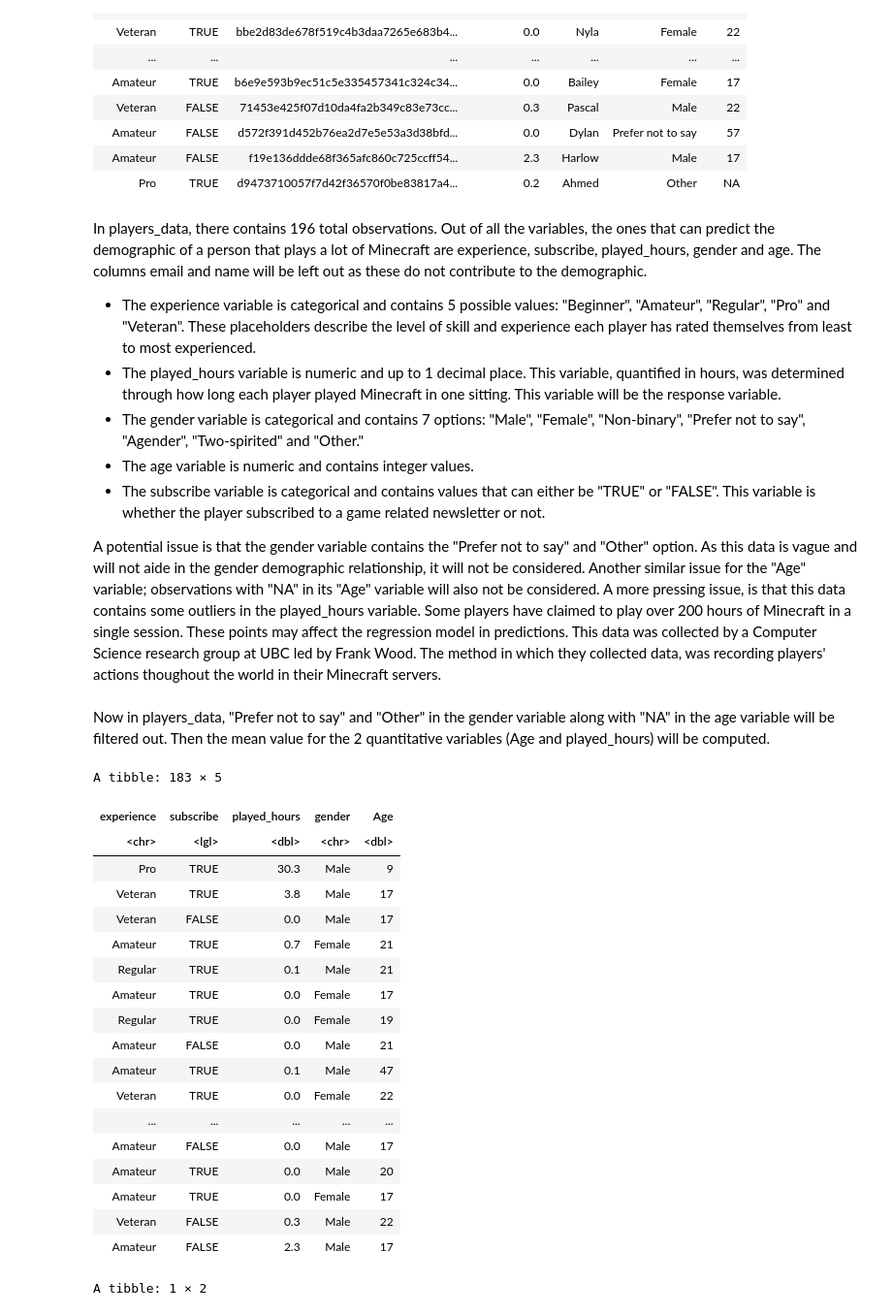
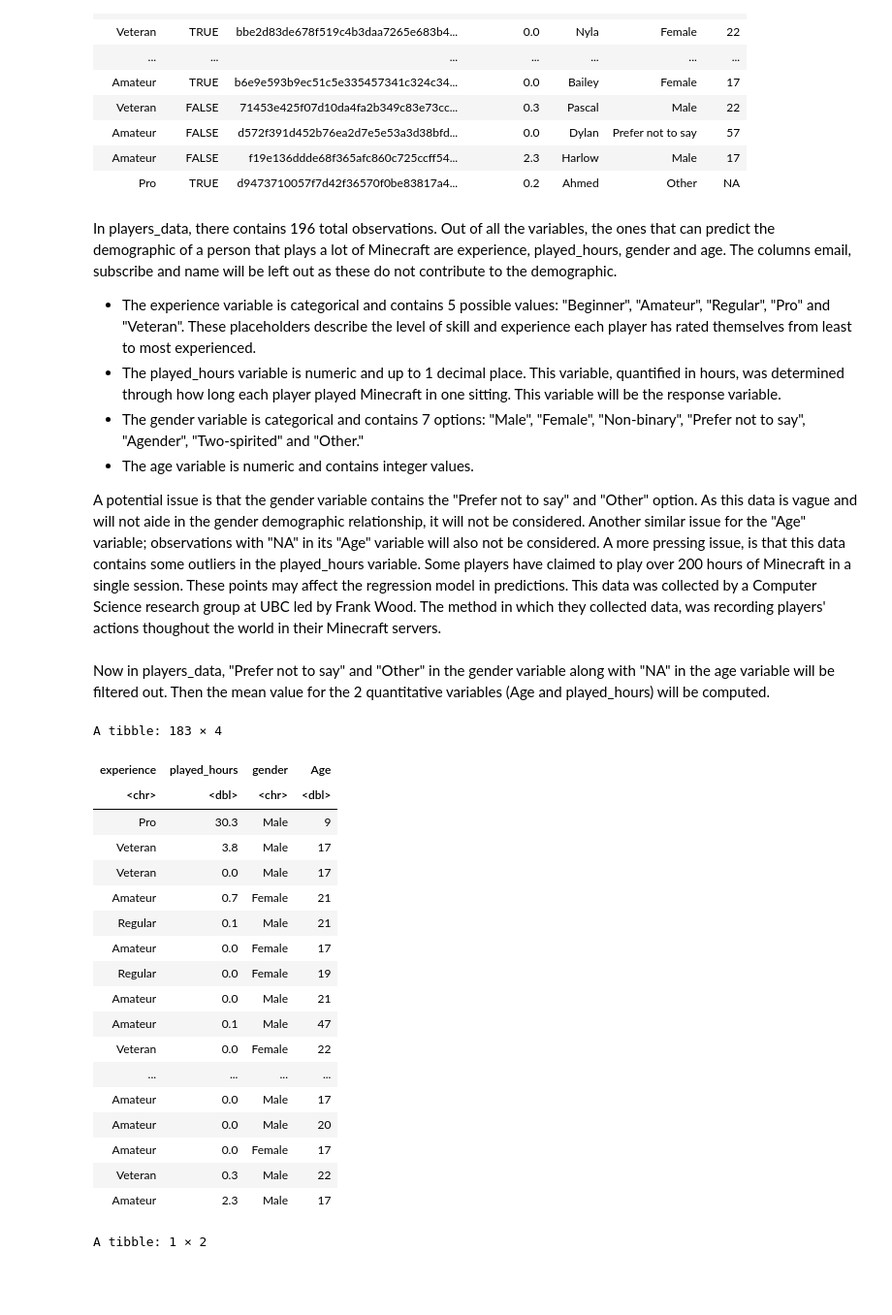
Before and after one commit to john13243/Data-Science-Group-Project-Individual-Portion-16, a Jupyter notebook: port.ipynb, the cells around one changed output. Shown at 97% size. Cells and saved outputs as stored; diff of their text form; code cells hidden in the pictures; blank space fills up the shorter version.

```diff
--- a/port.ipynb
+++ b/port.ipynb
@@ -50,12 +49,11 @@ A spec_tbl_df: 196 × 7
 | Amateur | FALSE | f19e136ddde68f365afc860c725ccff54... | 2.3 | Harlow | Male | 17 |
 | Pro | TRUE | d9473710057f7d42f36570f0be83817a4... | 0.2 | Ahmed | Other | NA |
 # %% [markdown]
-In players_data, there contains 196 total observations. Out of all the variables, the ones that can predict the demographic of a person that plays a lot of Minecraft are experience, subscribe, played_hours, gender and age. The columns email and name will be left out as these do not contribute to the demographic.
+In players_data, there contains 196 total observations. Out of all the variables, the ones that can predict the demographic of a person that plays a lot of Minecraft are experience, played_hours, gender and age. The columns email, subscribe and name will be left out as these do not contribute to the demographic.
 - The experience variable is categorical and contains 5 possible values: "Beginner", "Amateur", "Regular", "Pro" and "Veteran". These placeholders describe the level of skill and experience each player has rated themselves from least to most experienced.
 - The played_hours variable is numeric and up to 1 decimal place. This variable, quantified in hours, was determined through how long each player played Minecraft in one sitting. This variable will be the response variable.
 - The gender variable is categorical and contains 7 options: "Male", "Female", "Non-binary", "Prefer not to say", "Agender", "Two-spirited" and "Other."
 - The age variable is numeric and contains integer values.
-- The subscribe variable is categorical and contains values that can either be "TRUE" or "FALSE". This variable is whether the player subscribed to a game related newsletter or not.
 
 A potential issue is that the gender variable contains the "Prefer not to say" and "Other" option. As this data is vague and will not aide in the gender demographic relationship, it will not be considered. Another similar issue for the "Age" variable; observations with "NA" in its "Age" variable will also not be considered. A more pressing issue, is that this data contains some outliers in the played_hours variable. Some players have claimed to play over 200 hours of Minecraft in a single session. These points may affect the regression model in predictions.
 This data was collected by a Computer Science research group at UBC led by Frank Wood. The method in which they collected data, was recording players' actions thoughout the world in their Minecraft servers.
@@ -64,30 +62,30 @@ Now in players_data, "Prefer not to say" and "Other" in the gender variable alon
 # %%
 filtered_players <- players_data |>
     filter(gender != "Prefer not to say") |>
     filter(gender != "Other") |>
     filter(Age != "NA") |>
-    select(experience, subscribe, played_hours, gender, Age)
+    select(experience, played_hours, gender, Age)
 filtered_players
 # %% [output]
-A tibble: 183 × 5
+A tibble: 183 × 4
-| experience | subscribe | played_hours | gender | Age |
-| <chr> | <lgl> | <dbl> | <chr> | <dbl> |
-| Pro | TRUE | 30.3 | Male | 9 |
-| Veteran | TRUE | 3.8 | Male | 17 |
-| Veteran | FALSE | 0.0 | Male | 17 |
-| Amateur | TRUE | 0.7 | Female | 21 |
-| Regular | TRUE | 0.1 | Male | 21 |
-| Amateur | TRUE | 0.0 | Female | 17 |
-| Regular | TRUE | 0.0 | Female | 19 |
-| Amateur | FALSE | 0.0 | Male | 21 |
-| Amateur | TRUE | 0.1 | Male | 47 |
-| Veteran | TRUE | 0.0 | Female | 22 |
-| ... | ... | ... | ... | ... |
-| Amateur | FALSE | 0.0 | Male | 17 |
-| Amateur | TRUE | 0.0 | Male | 20 |
-| Amateur | TRUE | 0.0 | Female | 17 |
-| Veteran | FALSE | 0.3 | Male | 22 |
-| Amateur | FALSE | 2.3 | Male | 17 |
+| experience | played_hours | gender | Age |
+| <chr> | <dbl> | <chr> | <dbl> |
+| Pro | 30.3 | Male | 9 |
+| Veteran | 3.8 | Male | 17 |
+| Veteran | 0.0 | Male | 17 |
+| Amateur | 0.7 | Female | 21 |
+| Regular | 0.1 | Male | 21 |
+| Amateur | 0.0 | Female | 17 |
+| Regular | 0.0 | Female | 19 |
+| Amateur | 0.0 | Male | 21 |
+| Amateur | 0.1 | Male | 47 |
+| Veteran | 0.0 | Female | 22 |
+| ... | ... | ... | ... |
+| Amateur | 0.0 | Male | 17 |
+| Amateur | 0.0 | Male | 20 |
+| Amateur | 0.0 | Female | 17 |
+| Veteran | 0.3 | Male | 22 |
+| Amateur | 2.3 | Male | 17 |
 # %%
 mean_quant <- filtered_players |>
     summarise(mean_age = mean(Age), mean_time = mean(played_hours)) |>
```
Also changed, not shown: parts of 7 cells of this notebook.
